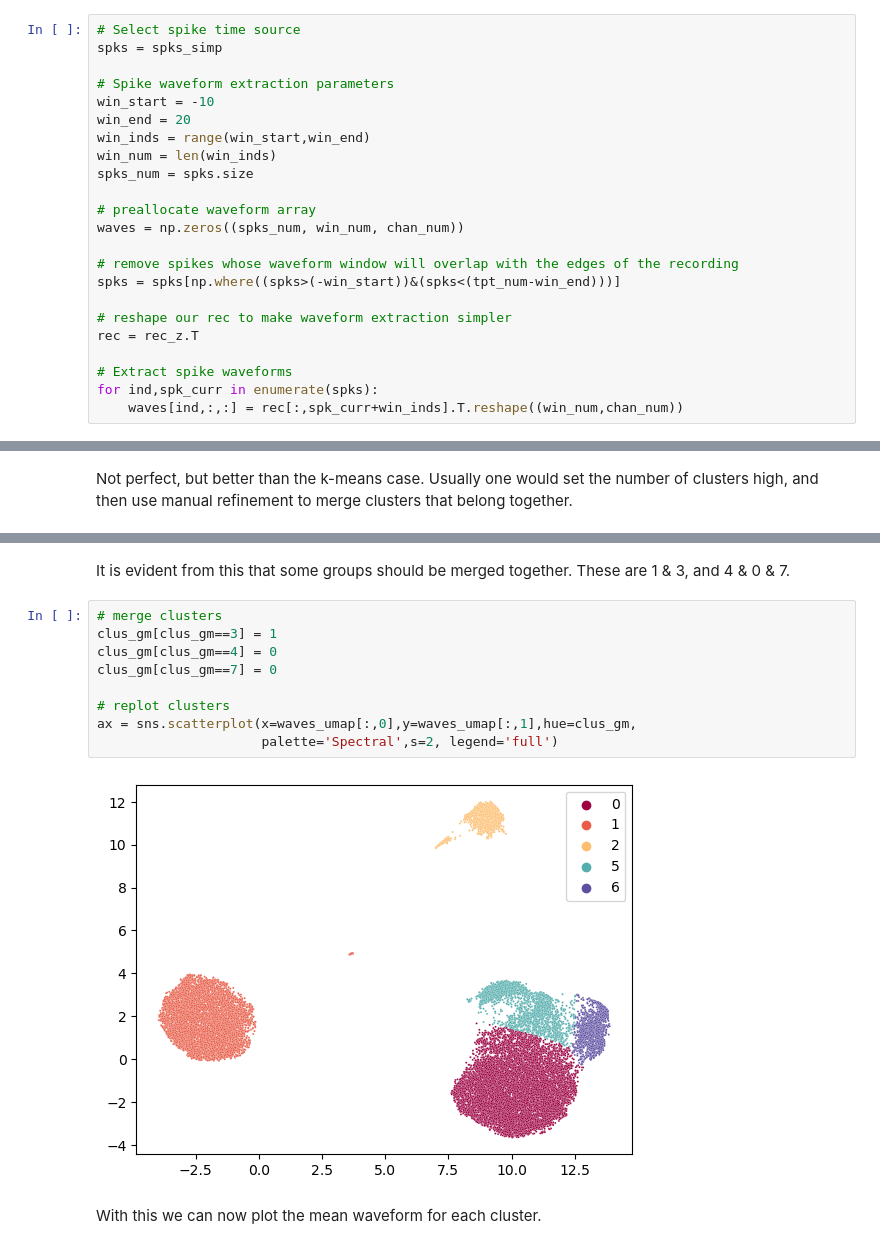
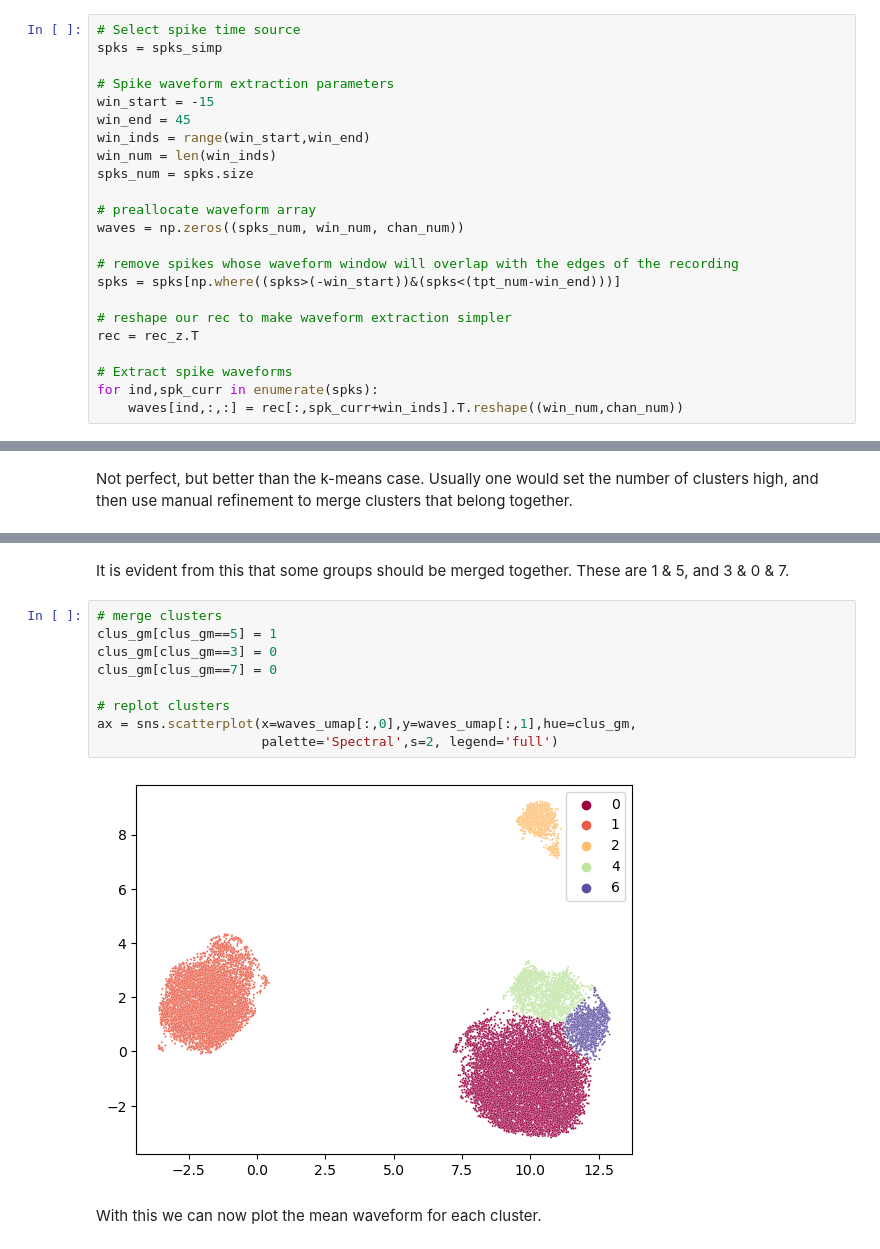
Before and after one commit to dbheadley/SpikeSortShortCourse, a Jupyter notebook: Code/ClassicSortingDemo.ipynb, the cells around one changed output, grey strips where cells are left out. Drawn from its saved outputs; the diff is of its cells as text.

```diff
--- a/Code/ClassicSortingDemo.ipynb
+++ b/Code/ClassicSortingDemo.ipynb
@@ -268,8 +272,8 @@ Once we have identified the spikes, we want to assign them to different neurons
 spks = spks_simp
 
 # Spike waveform extraction parameters
-win_start = -10
-win_end = 20
+win_start = -15
+win_end = 45
 win_inds = range(win_start,win_end)
 win_num = len(win_inds)
 spks_num = spks.size
@@ -512,16 +516,16 @@ ax = sns.scatterplot(x=waves_umap[:,0],y=waves_umap[:,1],hue=clus_gm,
 # %% [markdown]
-It is evident from this that some groups should be merged together. These are 1 & 3, and 4 & 0 & 7.
+It is evident from this that some groups should be merged together. These are 1 & 5, and 3 & 0 & 7.
 # %%
 # merge clusters
-clus_gm[clus_gm==3] = 1
-clus_gm[clus_gm==4] = 0
+clus_gm[clus_gm==5] = 1
+clus_gm[clus_gm==3] = 0
 clus_gm[clus_gm==7] = 0
 
 # replot clusters
 ax = sns.scatterplot(x=waves_umap[:,0],y=waves_umap[:,1],hue=clus_gm,
                      palette='Spectral',s=2, legend='full')
 # %% [output]
-[figure, old version]
+[figure, new version]
 # %% [markdown]
 
 With this we can now plot the mean waveform for each cluster.
```
Also changed, not shown: parts of 16 cells of this notebook, 11 other files.
